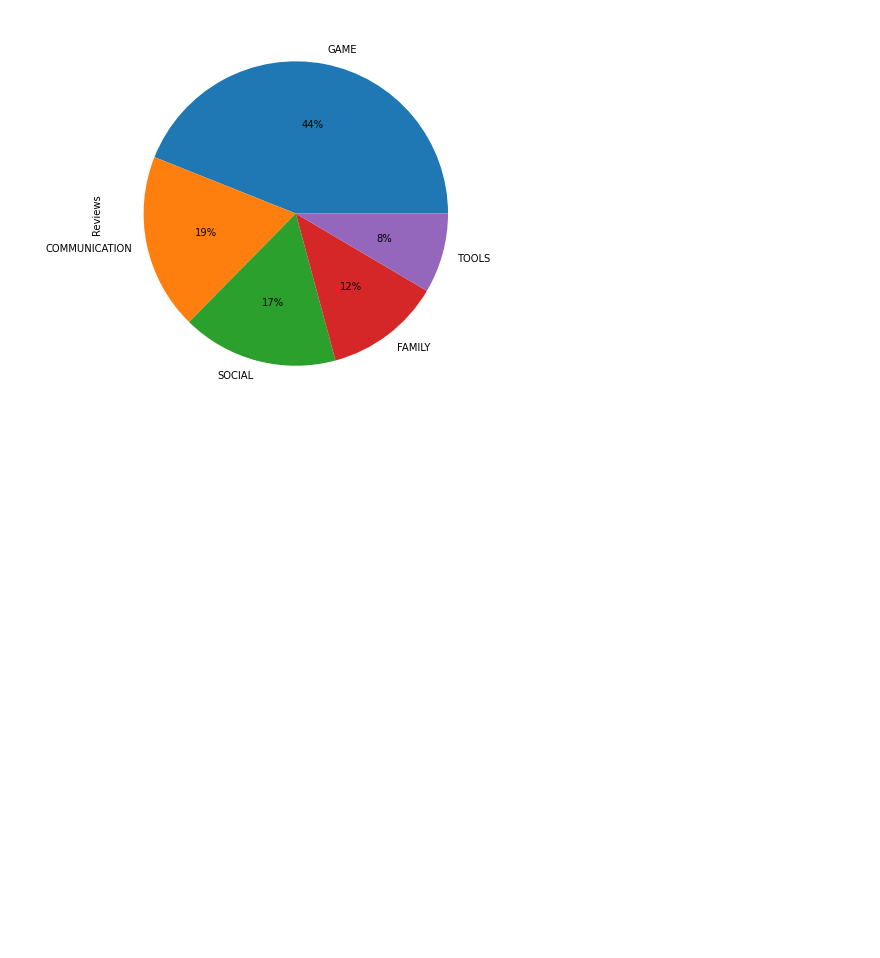
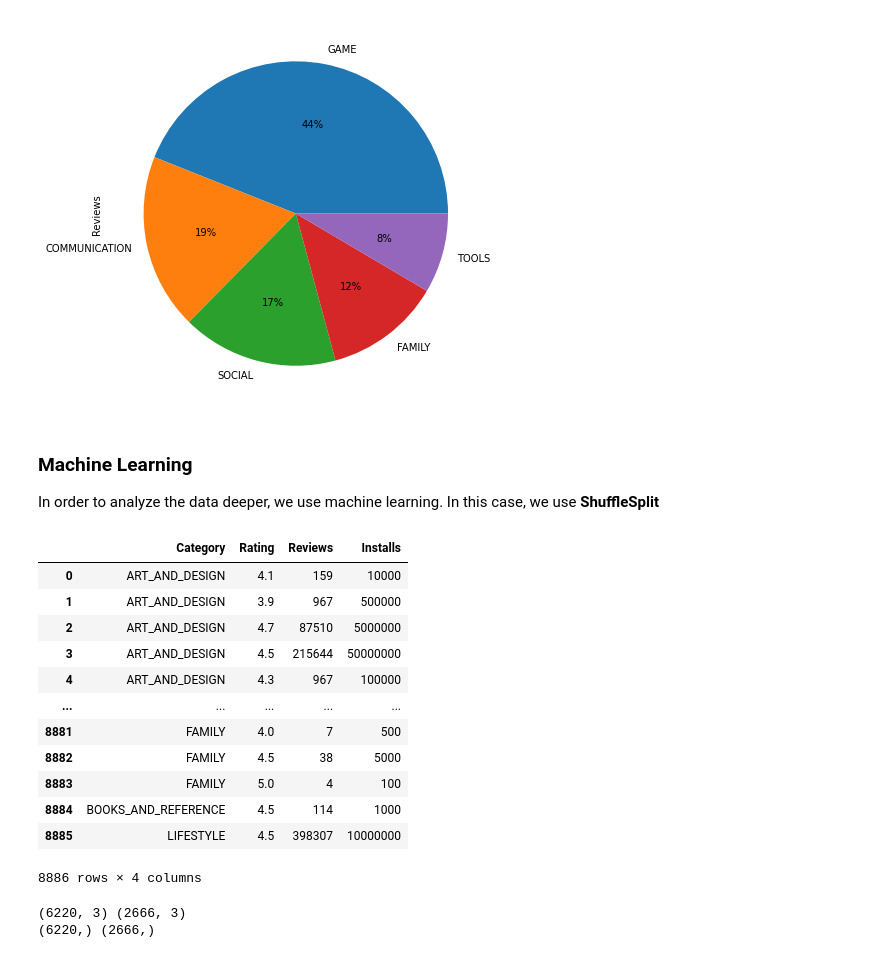
Before and after one commit to rkynaa/ML-Project-Group27, a Jupyter notebook: Assignment 3 (ML Project Group 27).ipynb, the cells around one changed output. Cells and saved outputs as stored; diff of their text form; code cells hidden in the pictures; blank space fills up the shorter version.

Commit message:
ShuffleSplit

```diff
--- a/Assignment 3 (DM Project Group 27).ipynb
+++ b/Assignment 3 (ML Project Group 27).ipynb
@@ -409,3 +419,37 @@ review_cat_pivot = review_cat_pivot.reindex(review_cat_pivot['Reviews'].sort_val
 plot = review_cat_pivot.plot.pie(y='Reviews', figsize=(7, 7), legend=False, autopct='%1.0f%%')
 # %% [output]
 [figure]
+# %% [markdown]
+### Machine Learning
+
+In order to analyze the data deeper, we use machine learning. In this case, we use **ShuffleSplit**
+# %%
+# Drop columns
+data_clean_1 = data_clean.drop(['App', 'Price', 'Size', 'Type', 'Content Rating', 'Genres'], 1)
+data_clean_1
+# %% [output]
+|  | Category | Rating | Reviews | Installs |
+| 0 | ART_AND_DESIGN | 4.1 | 159 | 10000 |
+| 1 | ART_AND_DESIGN | 3.9 | 967 | 500000 |
+| 2 | ART_AND_DESIGN | 4.7 | 87510 | 5000000 |
+| 3 | ART_AND_DESIGN | 4.5 | 215644 | 50000000 |
+| 4 | ART_AND_DESIGN | 4.3 | 967 | 100000 |
+| ... | ... | ... | ... | ... |
+| 8881 | FAMILY | 4.0 | 7 | 500 |
+| 8882 | FAMILY | 4.5 | 38 | 5000 |
+| 8883 | FAMILY | 5.0 | 4 | 100 |
+| 8884 | BOOKS_AND_REFERENCE | 4.5 | 114 | 1000 |
+| 8885 | LIFESTYLE | 4.5 | 398307 | 10000000 |
+8886 rows × 4 columns
+# %%
+# Splitting to train and test
+feature_cols = ['Rating', 'Reviews', 'Installs']
+x1 = data_clean_1[feature_cols]
+y1 = data_clean_1['Category']
+
+x1Train, x1Test, y1Train, y1Test = train_test_split(x1, y1, test_size=0.3, random_state=42)
+print(x1Train.shape, x1Test.shape)
+print(y1Train.shape, y1Test.shape)
+# %% [output]
+(6220, 3) (2666, 3)
+(6220,) (2666,)
```
Also changed, not shown: parts of 6 cells of this notebook.
